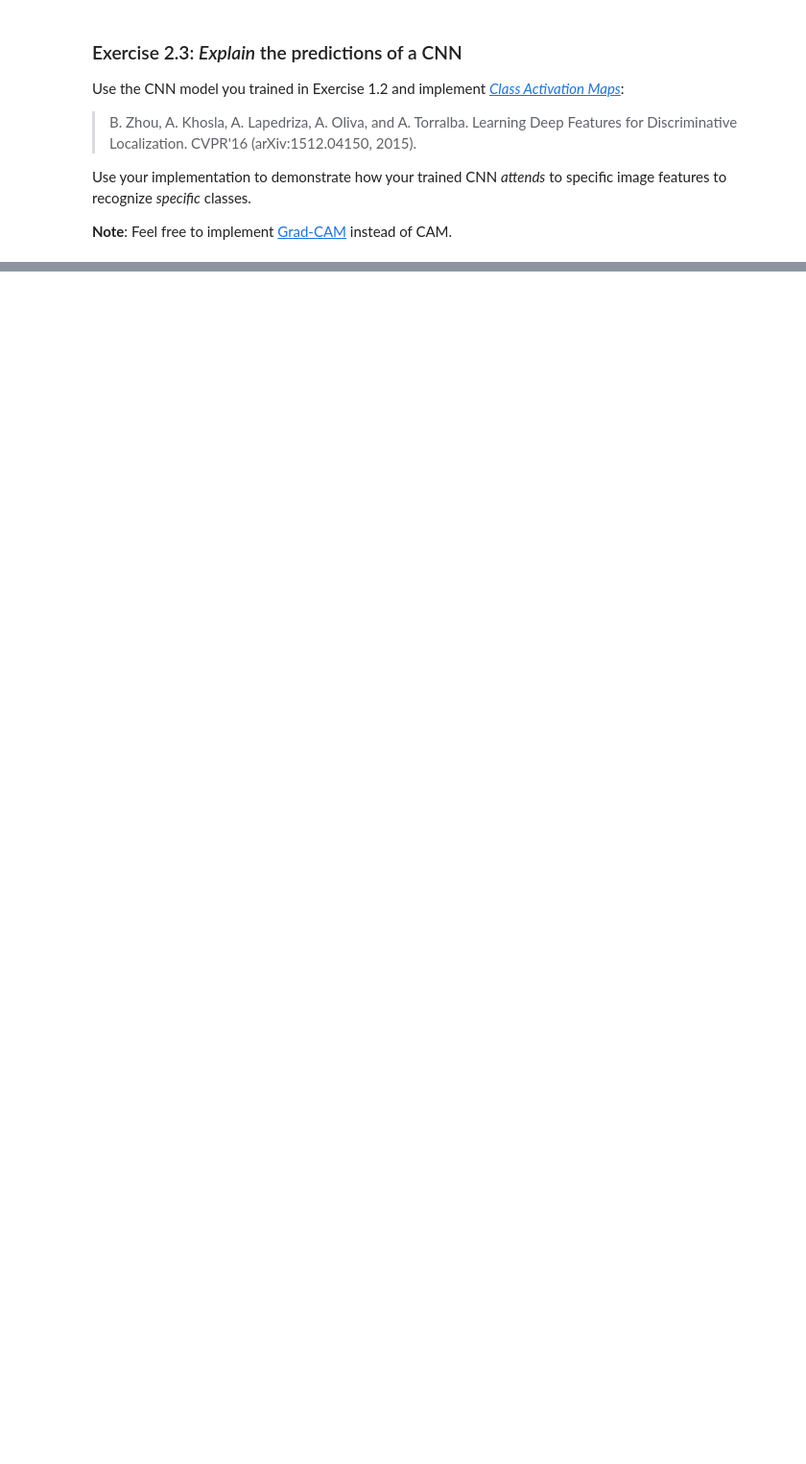
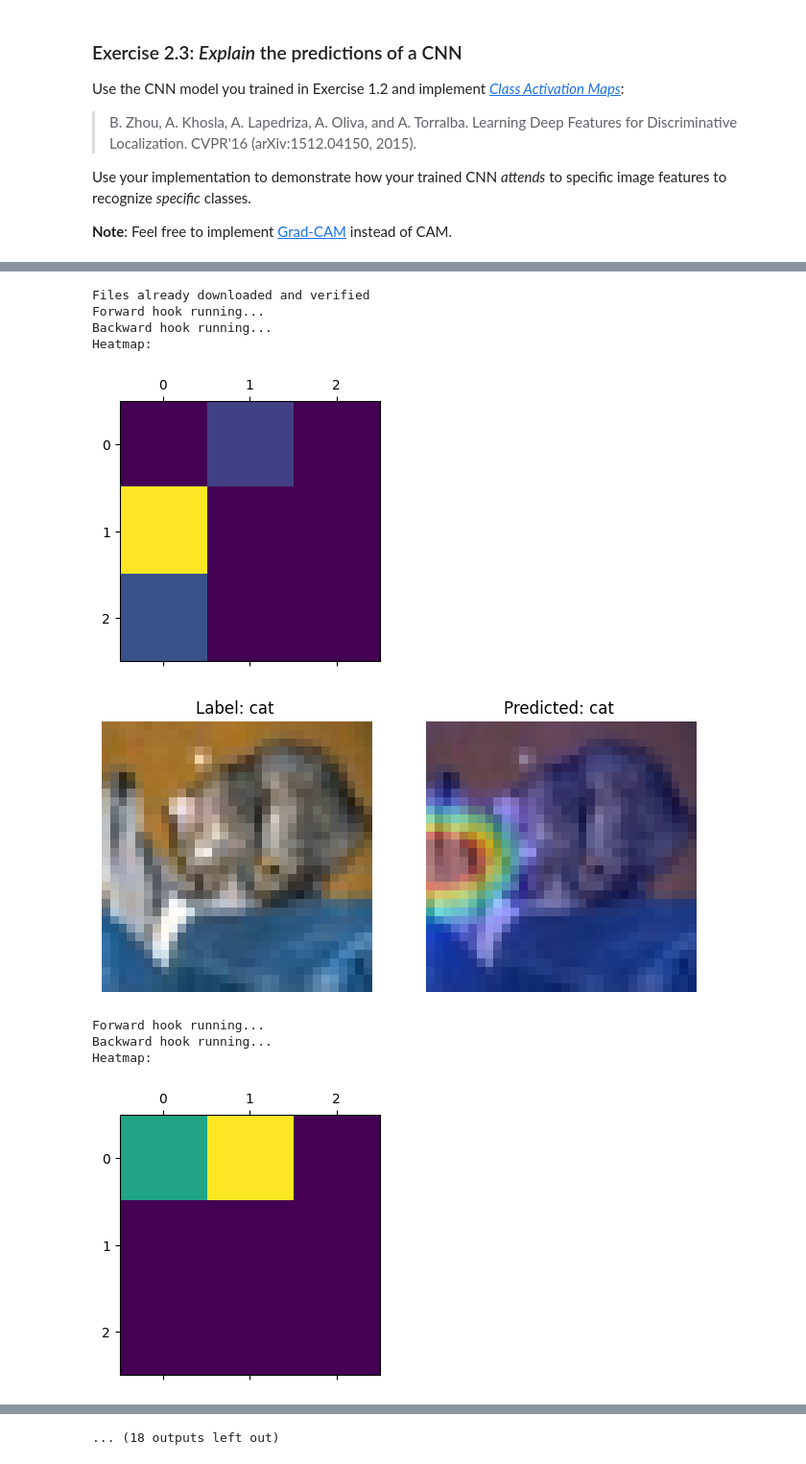
Before and after one commit to Sossio699/DLA, a Jupyter notebook: Lab1/Lab1-CNNs.ipynb, the cells around one changed output, grey strips where cells are left out. Shown at 96% size. Saved outputs shown, nothing was run; the diff lists cells and outputs as text; code cells hidden in the pictures; blank space fills up the shorter version.

```diff
--- a/Lab1/Lab1-CNNs.ipynb
+++ b/Lab1/Lab1-CNNs.ipynb
@@ -247,10 +69,8 @@ class MultiLayerPerceptron(nn.Module):
         x = F.relu(self.first_layer(x))
         for layer in self.inner_layers:
             x = F.relu(layer(x))
-        x = self.last_layer(x)
+        x = F.relu(self.last_layer(x))
         return x
-
-#ricordarsi di fare flatten quando si passano le immagini
 # %%
 model = MultiLayerPerceptron(layers = [32, 32, 32])
 model
@@ -1309,0 +1144,28 @@ wandb.finish()
+# %%
+#Layer 3 prediction
+# Register a backward hook on the module
+backward_hook_rCNN_3 = model_rcnn.layer3[-1].register_full_backward_hook(backward_hook, prepend=False)
+# Register a forward hook on the module
+forward_hook_rCNN_3 = model_rcnn.layer3[-1].register_forward_hook(forward_hook, prepend=False)
+
+# Choosing a seed to get always the same images
+torch.manual_seed(22)
+
+#DataLoader with a single image per batch
+ds_test = CIFAR10(root='./data', train=False, download=True, transform=transforms.ToTensor()) #without normalization
+dl_test = torch.utils.data.DataLoader(ds_test, batch_size=1, shuffle=False)
+iter_dl_test = iter(dl_test)
+
+for _ in range(10):
+    gradCAM(model_rcnn, iter_dl_test)
+# %% [output]
+Files already downloaded and verified
+Forward hook running...
+Backward hook running...
+Heatmap:
+[figure, added]
+[figure, added]
+Forward hook running...
+Backward hook running...
+Heatmap:
+[figure, added]
@@ -1309,0 +1183 @@ wandb.finish()
+... (18 outputs left out)
```
Also changed, not shown: parts of 36 cells of this notebook.
